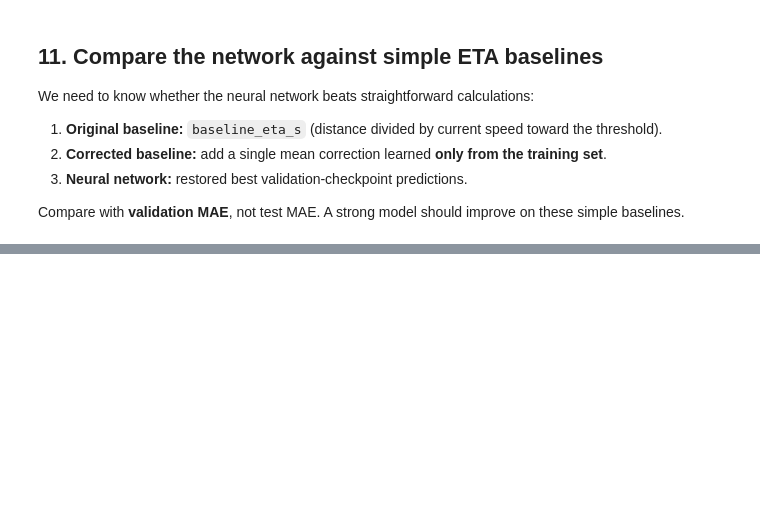
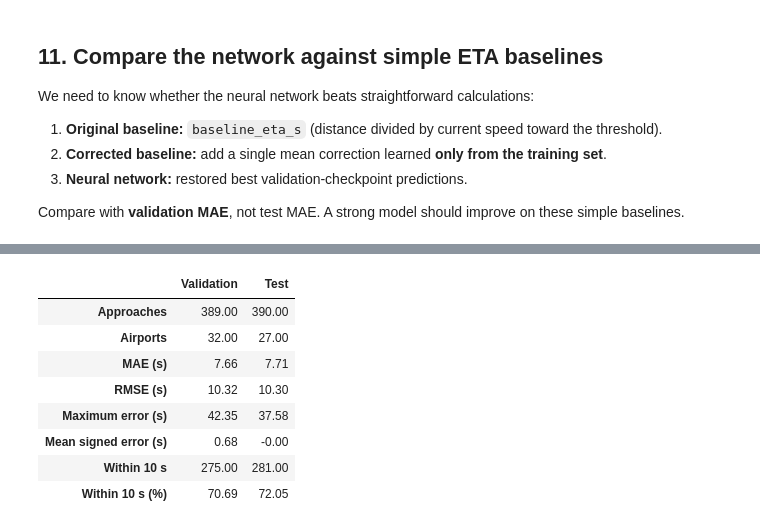
Before and after one commit to nivagion/airplanes-practice-machine-learning, a Jupyter notebook: training/2596_airplanes/03_more_airplanes.ipynb, the cells around one changed output, grey strips where cells are left out. Cells and saved outputs as stored; diff of their text form; code cells hidden in the pictures; blank space fills up the shorter version.

Commit message:
Evaluate reserved test flights and document final model performance

```diff
--- a/training/2596_airplanes/03_more_airplanes.ipynb
+++ b/training/2596_airplanes/03_more_airplanes.ipynb
@@ -651,0 +662,77 @@ No final test evaluation performed in this notebook.
+# %%
+# Freeze the model selected by validation; evaluate without training again.
+checkpoint = torch.load(
+    data_dir / "03_more_airplanes_best.pt",
+    map_location="cpu",
+    weights_only=True,
+)
+assert checkpoint["feature_columns"] == list(input_columns)
+assert checkpoint["target_column"] == target_column
+assert checkpoint["split_random_state"] == 42
+np.testing.assert_allclose(checkpoint["scaler_mean"], scaler.mean_)
+np.testing.assert_allclose(checkpoint["scaler_scale"], scaler.scale_)
+
+n_inputs, n_hidden, n_outputs = checkpoint["architecture"]
+final_model = nn.Sequential(
+    nn.Linear(n_inputs, n_hidden), nn.ReLU(), nn.Linear(n_hidden, n_outputs)
+)
+final_model.load_state_dict(checkpoint["model_state_dict"])
+final_model.eval()
+
+# Use the saved training scaler, without fitting anything on test flights.
+saved_mean = np.asarray(checkpoint["scaler_mean"])
+saved_scale = np.asarray(checkpoint["scaler_scale"])
+
+
+def evaluate_partition(partition):
+    scaled = (partition[input_columns].to_numpy() - saved_mean) / saved_scale
+    with torch.no_grad():
+        predicted = final_model(torch.tensor(scaled, dtype=torch.float32)).numpy().ravel()
+    errors = predicted - partition[target_column].to_numpy()
+    absolute_errors = np.abs(errors)
+    metrics = {
+        "Approaches": len(partition),
+        "Airports": partition["airport"].nunique(),
+        "MAE (s)": absolute_errors.mean(),
+        "RMSE (s)": np.sqrt(np.mean(errors ** 2)),
+        "Maximum error (s)": absolute_errors.max(),
+        "Mean signed error (s)": errors.mean(),
+        "Within 10 s": int((absolute_errors <= 10).sum()),
+        "Within 10 s (%)": 100 * (absolute_errors <= 10).mean(),
+    }
+    return metrics, predicted
+
+
+validation_metrics, _ = evaluate_partition(val_df)
+# Verify that this checkpoint reproduces its recorded validation result.
+np.testing.assert_allclose(
+    validation_metrics["MAE (s)"], checkpoint["best_val_mae_s"], atol=1e-4, rtol=0
+)
+test_metrics, test_predictions = evaluate_partition(test_df)
+print(f"Selected checkpoint: epoch {checkpoint['best_epoch']}")
+print("Same frozen weights and training-fitted scaler for validation and test.")
+display(pd.DataFrame({"Validation": validation_metrics, "Test": test_metrics}).round(2))
+
+# Compare all methods on exactly the same held-out test flights.
+training_correction = (train_df[target_column] - train_df["baseline_eta_s"]).mean()
+test_actual = test_df[target_column].to_numpy()
+test_baseline = test_df["baseline_eta_s"].to_numpy()
+test_comparison = pd.DataFrame({
+    "Method": ["Original baseline", "Corrected baseline", "Neural network"],
+    "Test MAE (s)": [
+        np.mean(np.abs(test_baseline - test_actual)),
+        np.mean(np.abs(test_baseline + training_correction - test_actual)),
+        test_metrics["MAE (s)"],
+    ],
+})
+print("Test baseline comparison:")
+display(test_comparison.round(2))
+
+test_results = test_df.reset_index(drop=True).copy()
+test_results["predicted_s"] = test_predictions
+test_results["error_s"] = test_predictions - test_actual
+test_results["absolute_error_s"] = test_results["error_s"].abs()
+print("Test MAE minus validation MAE: "
+      f"{test_metrics['MAE (s)'] - validation_metrics['MAE (s)']:+.3f} s")
+print("Test evaluation complete; model weights and scaler were not updated.")
+# %% [output]
@@ -651,0 +744,9 @@ No final test evaluation performed in this notebook.
+|  | Validation | Test |
+| Approaches | 389.00 | 390.00 |
+| Airports | 32.00 | 27.00 |
+| MAE (s) | 7.66 | 7.71 |
+| RMSE (s) | 10.32 | 10.30 |
+| Maximum error (s) | 42.35 | 37.58 |
+| Mean signed error (s) | 0.68 | -0.00 |
+| Within 10 s | 275.00 | 281.00 |
+| Within 10 s (%) | 70.69 | 72.05 |
```
Also changed, not shown: parts of 7 cells of this notebook, 4 other files.
